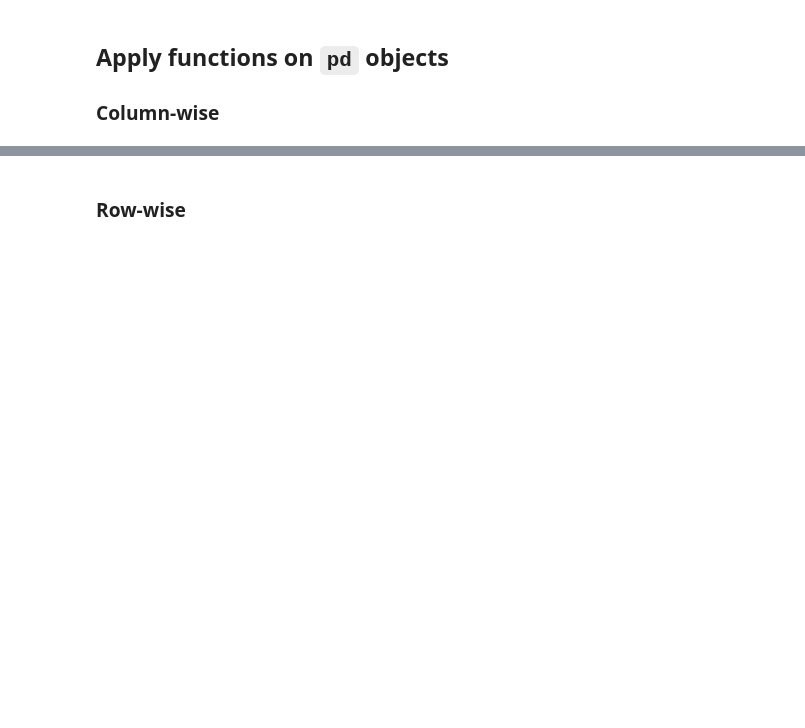
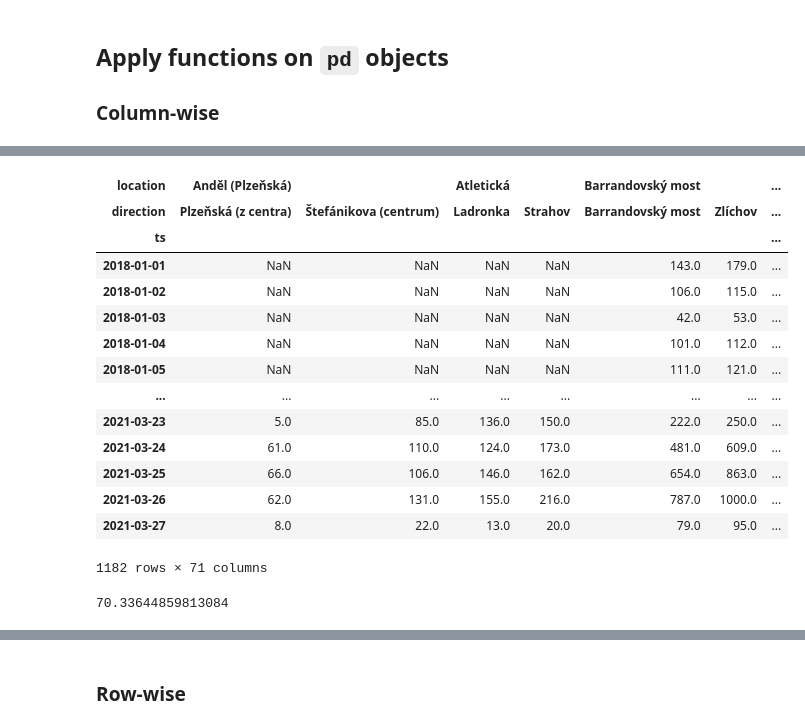
Before and after one commit to vitekzkytek/PythonDataIES, a Jupyter notebook: 07_Pandas/lecture7.ipynb, the cells around one changed output, grey strips where cells are left out. Cells and saved outputs as stored; diff of their text form; code cells hidden in the pictures; blank space fills up the shorter version.

```diff
--- a/07_Pandas/lecture7.ipynb
+++ b/07_Pandas/lecture7.ipynb
@@ -266,3 +630,3 @@ df.stack()
 # %%
-detcols = detections.unstack(['location','direction'])
+detcols = detections.unstack(['location','direction']).median()
 detcols.head()
@@ -271,2 +659,24 @@ detcols.median()
+# %%
+detcols
+# %% [output]
+| location | Anděl (Plzeňská) |  | Atletická |  | Barrandovský most |  | ... |
+| direction | Plzeňská (z centra) | Štefánikova (centrum) | Ladronka | Strahov | Barrandovský most | Zlíchov | ... |
+| ts |  |  |  |  |  |  | ... |
+| 2018-01-01 | NaN | NaN | NaN | NaN | 143.0 | 179.0 | ... |
+| 2018-01-02 | NaN | NaN | NaN | NaN | 106.0 | 115.0 | ... |
+| 2018-01-03 | NaN | NaN | NaN | NaN | 42.0 | 53.0 | ... |
+| 2018-01-04 | NaN | NaN | NaN | NaN | 101.0 | 112.0 | ... |
+| 2018-01-05 | NaN | NaN | NaN | NaN | 111.0 | 121.0 | ... |
+| ... | ... | ... | ... | ... | ... | ... | ... |
+| 2021-03-23 | 5.0 | 85.0 | 136.0 | 150.0 | 222.0 | 250.0 | ... |
+| 2021-03-24 | 61.0 | 110.0 | 124.0 | 173.0 | 481.0 | 609.0 | ... |
+| 2021-03-25 | 66.0 | 106.0 | 146.0 | 162.0 | 654.0 | 863.0 | ... |
+| 2021-03-26 | 62.0 | 131.0 | 155.0 | 216.0 | 787.0 | 1000.0 | ... |
+| 2021-03-27 | 8.0 | 22.0 | 13.0 | 20.0 | 79.0 | 95.0 | ... |
+1182 rows × 71 columns
+# %%
+np.mean(detcols[detcols.columns[0]])
+# %% [output]
+70.33644859813084
 # %%
 detcols.apply(np.mean)
```
Also changed, not shown: parts of 65 cells of this notebook, 4 other files.
